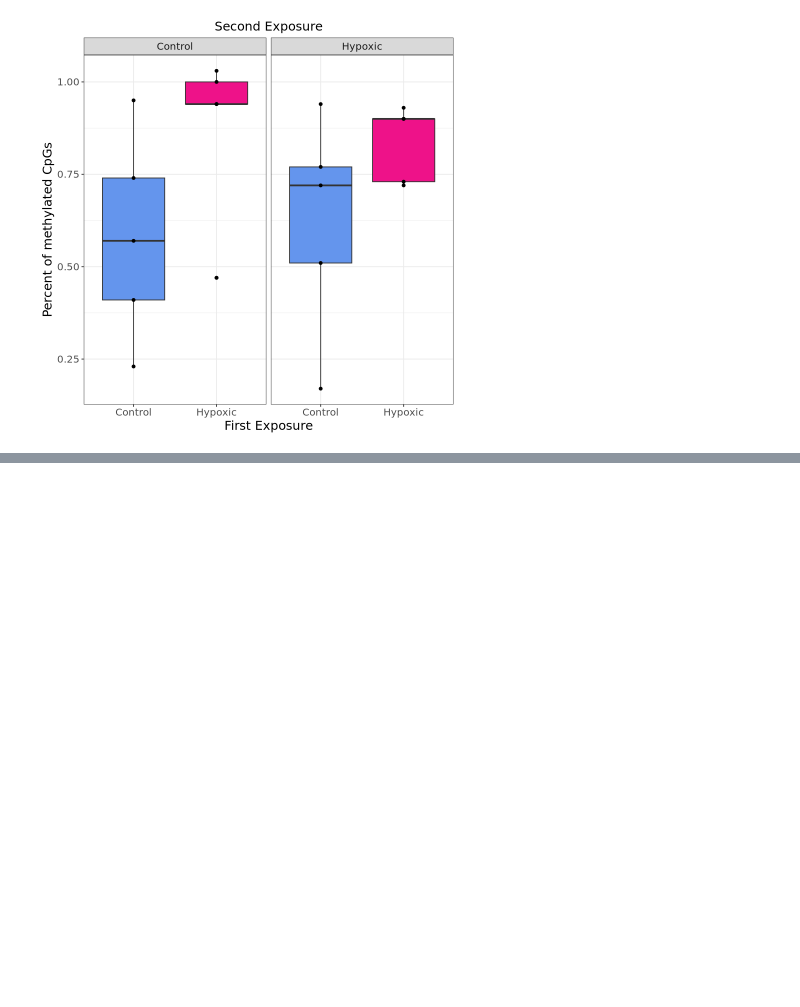
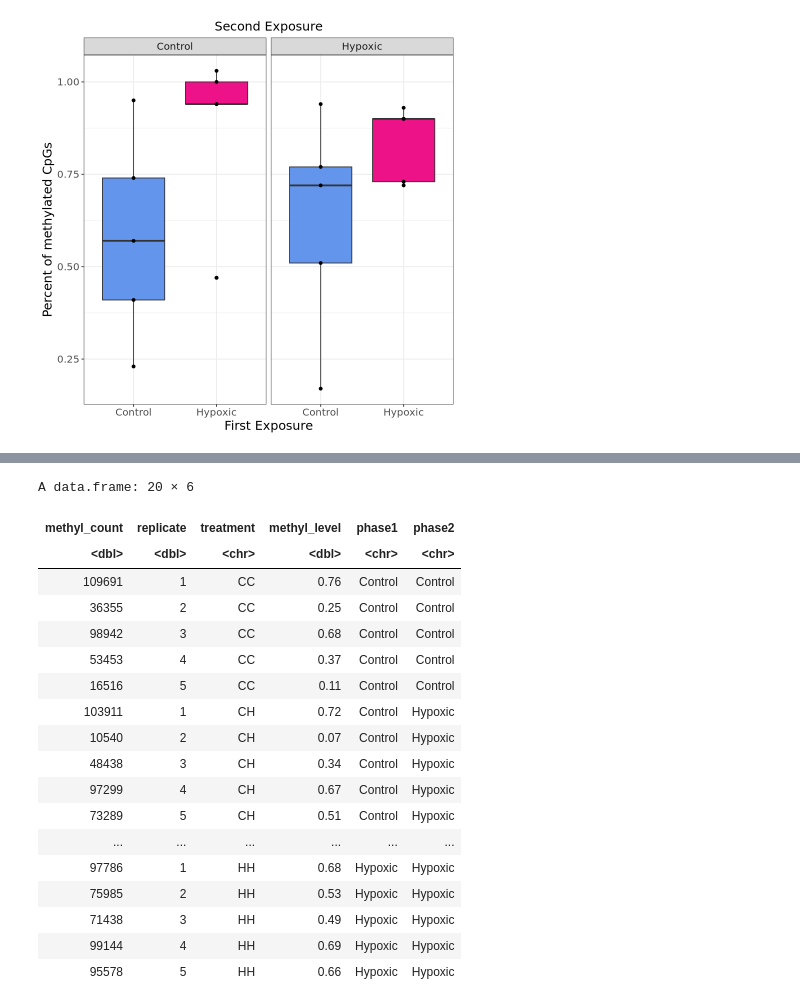
Before and after one commit to jgmcdonough/CE18_methylRAD_analysis, a Jupyter notebook: analysis/genomic_feature_tracks/methylation_level_of_features.ipynb, the cells around one changed output, grey strips where cells are left out. Saved outputs shown, nothing was run; the diff lists cells and outputs as text; code cells hidden in the pictures; blank space fills up the shorter version.

```diff
--- a/analysis/genomic_feature_tracks/methylation_level_of_features.ipynb
+++ b/analysis/genomic_feature_tracks/methylation_level_of_features.ipynb
@@ -2818,0 +2965,17 @@ cpgBoxplot
+# %%
+# create dataframe
+HCml_cg <- as.data.frame(ML_hc)
+
+# assign replicate #'s
+HCml_cg$replicate <- c(1,2,3,4,5)
+
+# rename columns
+colnames(HCml_cg) <- c('methyl_count', 'replicate')
+
+# reset rownames
+rownames(HCml_cg) <- NULL
+
+# add treatment
+HCml_cg$treatment <- 'HC'
+
+HCml_cg
@@ -2818,0 +3044,27 @@ cpgBoxplot
+# %%
+# adding phase 1 and phase 2 info
+# Assuming your data is in a dataframe called 'df'
+cg_meLevel$phase1 <- ifelse(substr(cg_meLevel$treatment, 1, 1) == "C", "Control", "Hypoxic")
+cg_meLevel$phase2 <- ifelse(substr(cg_meLevel$treatment, 2, 2) == "C", "Control", "Hypoxic")
+
+cg_meLevel
+# %% [output]
+A data.frame: 20 × 6
+| methyl_count | replicate | treatment | methyl_level | phase1 | phase2 |
+| <dbl> | <dbl> | <chr> | <dbl> | <chr> | <chr> |
+| 109691 | 1 | CC | 0.76 | Control | Control |
+| 36355 | 2 | CC | 0.25 | Control | Control |
+| 98942 | 3 | CC | 0.68 | Control | Control |
+| 53453 | 4 | CC | 0.37 | Control | Control |
+| 16516 | 5 | CC | 0.11 | Control | Control |
+| 103911 | 1 | CH | 0.72 | Control | Hypoxic |
+| 10540 | 2 | CH | 0.07 | Control | Hypoxic |
+| 48438 | 3 | CH | 0.34 | Control | Hypoxic |
+| 97299 | 4 | CH | 0.67 | Control | Hypoxic |
+| 73289 | 5 | CH | 0.51 | Control | Hypoxic |
+| ... | ... | ... | ... | ... | ... |
+| 97786 | 1 | HH | 0.68 | Hypoxic | Hypoxic |
+| 75985 | 2 | HH | 0.53 | Hypoxic | Hypoxic |
+| 71438 | 3 | HH | 0.49 | Hypoxic | Hypoxic |
+| 99144 | 4 | HH | 0.69 | Hypoxic | Hypoxic |
+| 95578 | 5 | HH | 0.66 | Hypoxic | Hypoxic |
```
Also changed, not shown: parts of 42 cells of this notebook, 2 other files.
